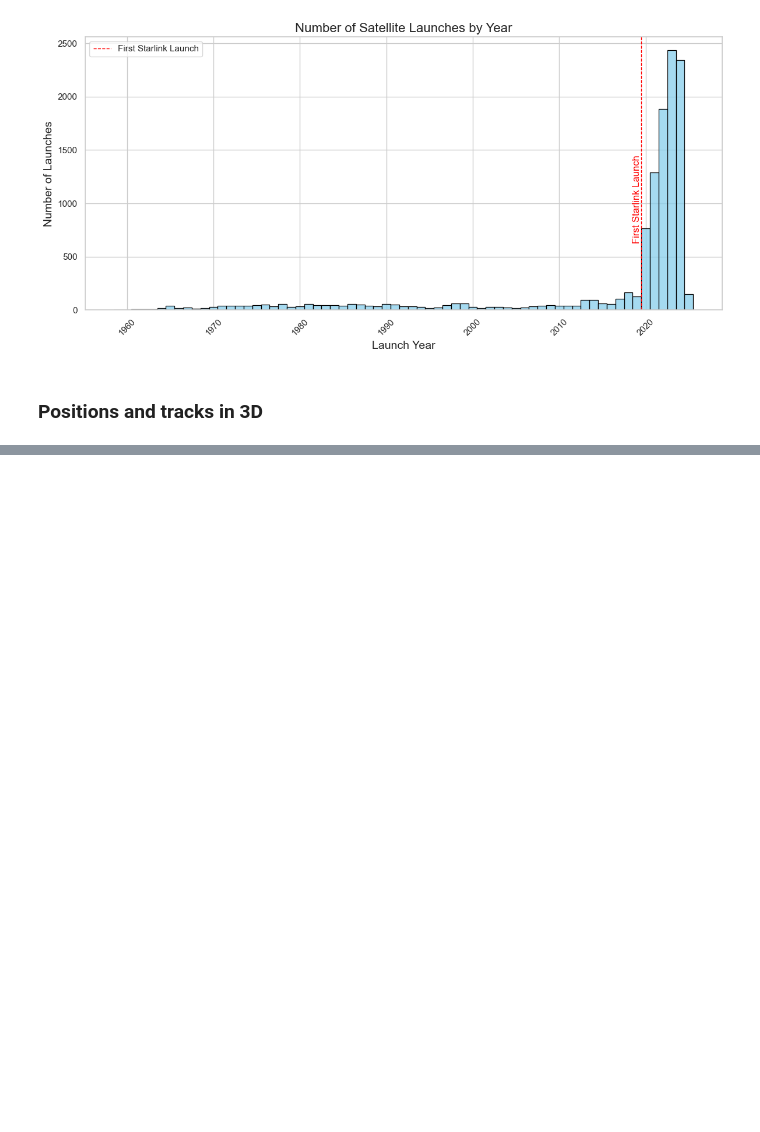
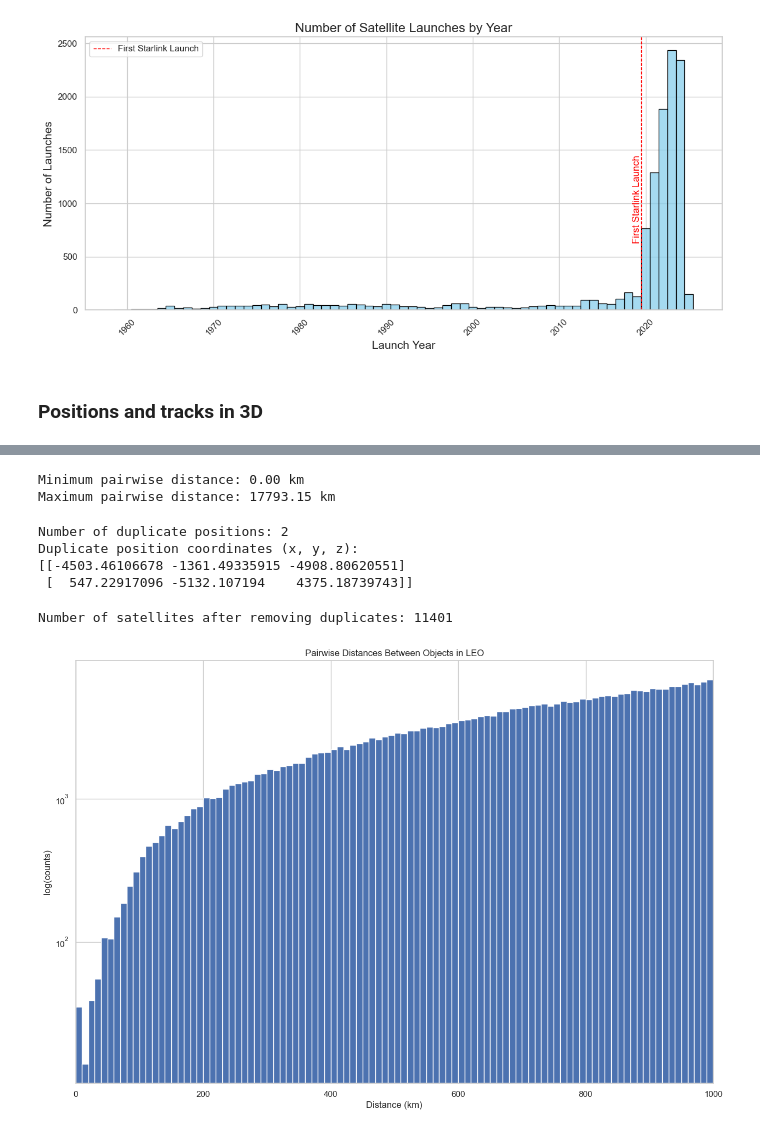
Before and after one commit to mcadamsean/kessler-exploration, a Jupyter notebook: tle_parsing.ipynb, the cells around one changed output, grey strips where cells are left out. Cells and saved outputs as stored; diff of their text form; code cells hidden in the pictures; blank space fills up the shorter version.

```diff
--- a/tle_parsing.ipynb
+++ b/tle_parsing.ipynb
@@ -541,0 +535,56 @@ plt.show()
+# %%
+average_distance = pairwise_distances.mean()
+min_distance = pairwise_distances.min()
+max_distance = pairwise_distances.max()
+print(f"Minimum pairwise distance: {min_distance:.2f} km")
+print(f"Maximum pairwise distance: {max_distance:.2f} km")
+# %% [output]
+Minimum pairwise distance: 0.00 km
+Maximum pairwise distance: 17793.15 km
+# %%
+positions = np.vstack((xs, ys, zs)).T  # Shape: (N, 3)
+
+# Remove satellites with NaN positions
+valid_positions = positions[~np.isnan(positions).any(axis=1)]
+N = valid_positions.shape[0]
+
+# Find unique positions and their counts
+unique_positions, counts = np.unique(valid_positions, axis=0, return_counts=True)
+
+# Identify positions that appear more than once
+duplicate_positions = unique_positions[counts > 1]
+print(f"Number of duplicate positions: {len(duplicate_positions)}")
+
+# Optionally, display the duplicate positions
+print("Duplicate position coordinates (x, y, z):")
+print(duplicate_positions)
+# %% [output]
+Number of duplicate positions: 2
+Duplicate position coordinates (x, y, z):
+[[-4503.46106678 -1361.49335915 -4908.80620551]
+ [  547.22917096 -5132.107194    4375.18739743]]
+# %%
+filtered_tle_df_unique = filtered_tle_df.drop_duplicates(subset=['Name'], keep='first')
+print(f"Number of satellites after removing duplicates: {len(filtered_tle_df_unique)}")
+# %% [output]
+Number of satellites after removing duplicates: 11401
+# %%
+fig = plt.figure(figsize=(15,10))
+plt.title('Pairwise Distances Between Objects in LEO')
+plt.ylabel('log(counts)')
+plt.xlabel('Distance (km)')
+plt.hist(pairwise_distances, range=(0,1000), bins=100)
+plt.axvline(x=2*EARTH_RADIUS, color='red', label='Earth Diameter')
+plt.annotate(
+    'Earth Diameter',
+    xy=(2*EARTH_RADIUS, plt.ylim()[1] ),
+    xytext=(2*EARTH_RADIUS - 1, plt.ylim()[1]),
+    color='red',
+    fontsize=12,
+    rotation=45,
+)
+plt.xlim(0,1000)
+plt.yscale('log')
+plt.show()
+# %% [output]
+[figure, added]
```
Also changed, not shown: parts of 20 cells of this notebook.
